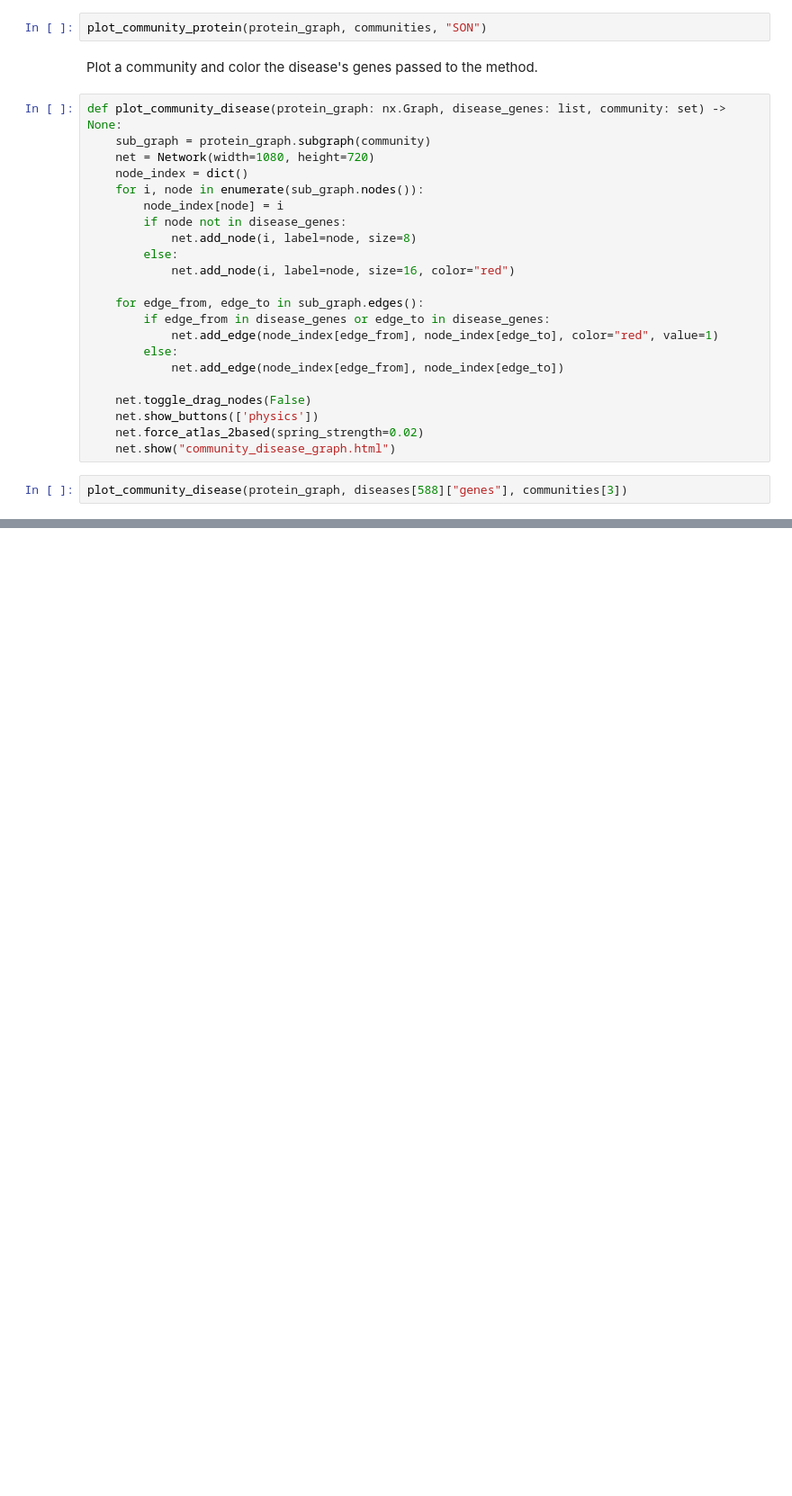
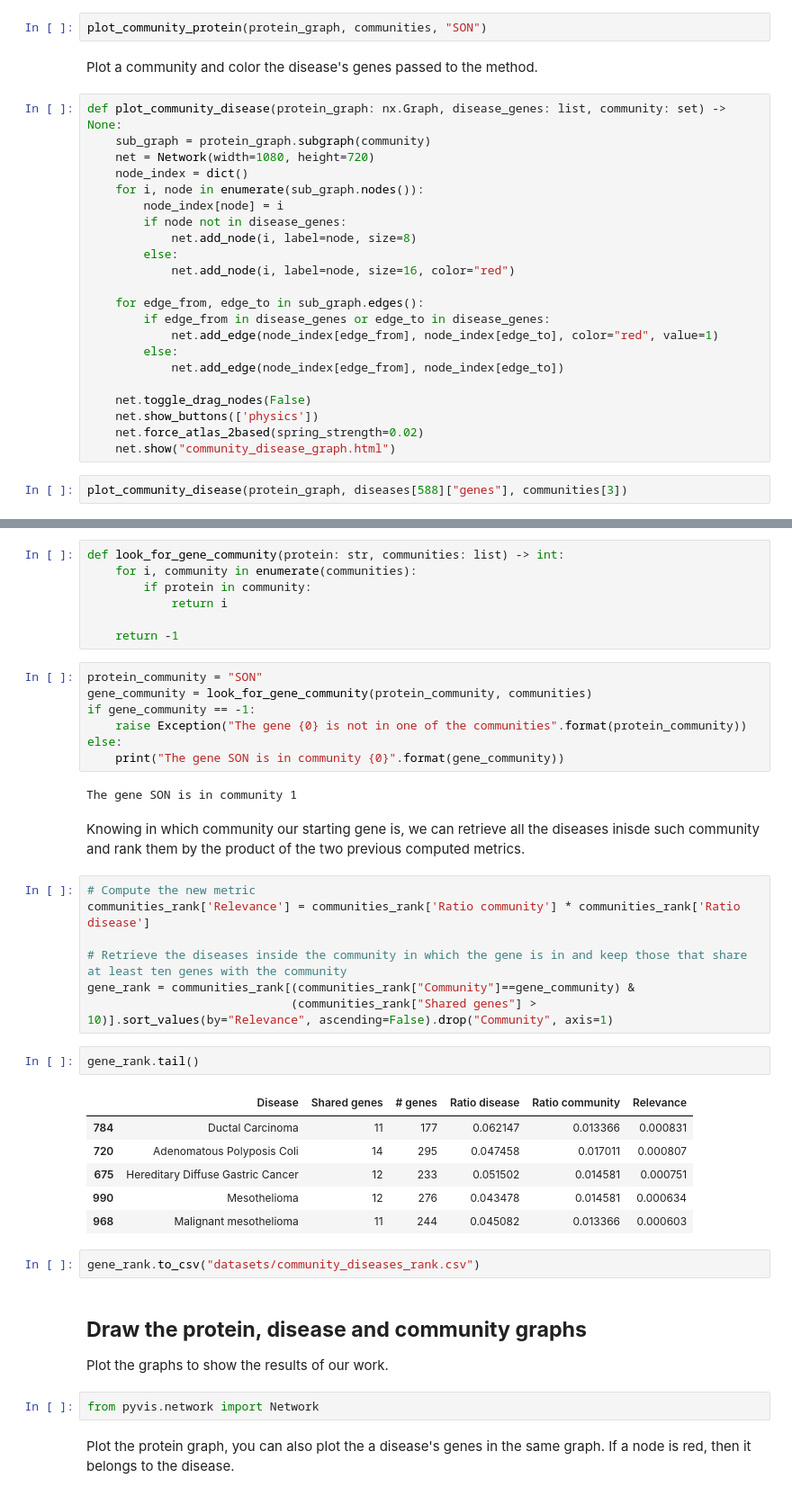
Before and after one commit to nikodallanoce/ComputationalHealthLaboratory, a Jupyter notebook: Project_CHL.ipynb, the cells around one changed output, grey strips where cells are left out. Shown at 90% size. Drawn from its saved outputs; the diff is of its cells as text; blank space fills up the shorter version.

```diff
--- a/Project_CHL.ipynb
+++ b/Project_CHL.ipynb
@@ -1042,0 +1133,43 @@ plot_community_disease(protein_graph, diseases[588]["genes"], communities[3])
+# %%
+def look_for_gene_community(protein: str, communities: list) -> int:
+    for i, community in enumerate(communities):
+        if protein in community:
+            return i
+
+    return -1
+# %%
+protein_community = "SON"
+gene_community = look_for_gene_community(protein_community, communities)
+if gene_community == -1:
+    raise Exception("The gene {0} is not in one of the communities".format(protein_community))
+else:
+    print("The gene SON is in community {0}".format(gene_community))
+# %% [output]
+The gene SON is in community 1
+# %% [markdown]
+Knowing in which community our starting gene is, we can retrieve all the diseases inisde such community and rank them by the product of the two previous computed metrics.
+# %%
+# Compute the new metric
+communities_rank['Relevance'] = communities_rank['Ratio community'] * communities_rank['Ratio disease']
+
+# Retrieve the diseases inside the community in which the gene is in and keep those that share at least ten genes with the community
+gene_rank = communities_rank[(communities_rank["Community"]==gene_community) &
+                             (communities_rank["Shared genes"] > 10)].sort_values(by="Relevance", ascending=False).drop("Community", axis=1)
+# %%
+gene_rank.tail()
+# %% [output]
+|  | Disease | Shared genes | # genes | Ratio disease | Ratio community | Relevance |
+| 784 | Ductal Carcinoma | 11 | 177 | 0.062147 | 0.013366 | 0.000831 |
+| 720 | Adenomatous Polyposis Coli | 14 | 295 | 0.047458 | 0.017011 | 0.000807 |
+| 675 | Hereditary Diffuse Gastric Cancer | 12 | 233 | 0.051502 | 0.014581 | 0.000751 |
+| 990 | Mesothelioma | 12 | 276 | 0.043478 | 0.014581 | 0.000634 |
+| 968 | Malignant mesothelioma | 11 | 244 | 0.045082 | 0.013366 | 0.000603 |
+# %%
+gene_rank.to_csv("datasets/community_diseases_rank.csv")
+# %% [markdown]
+## **Draw the protein, disease and community graphs**
+Plot the graphs to show the results of our work.
+# %%
+from pyvis.network import Network
+# %% [markdown]
+Plot the protein graph, you can also plot the a disease's genes in the same graph. If a node is red, then it belongs to the disease.
```
Also changed, not shown: parts of 30 cells of this notebook, 1 other file.
